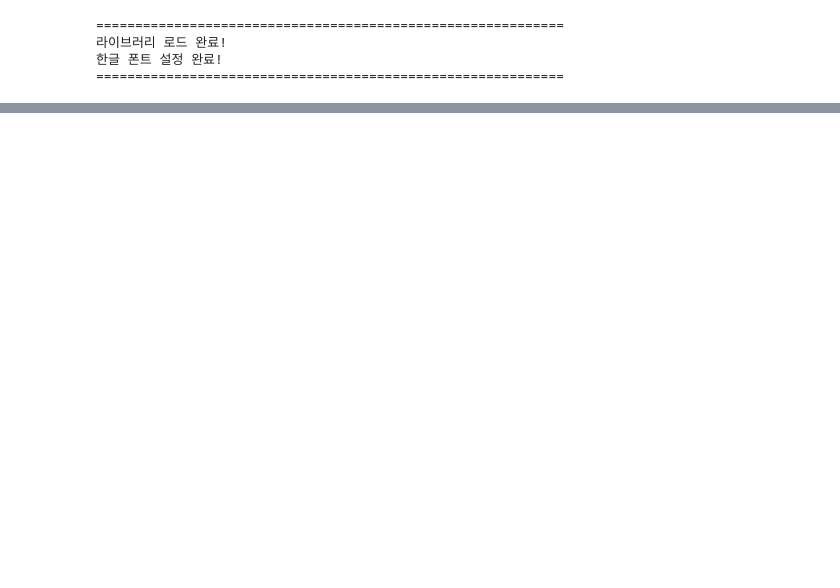
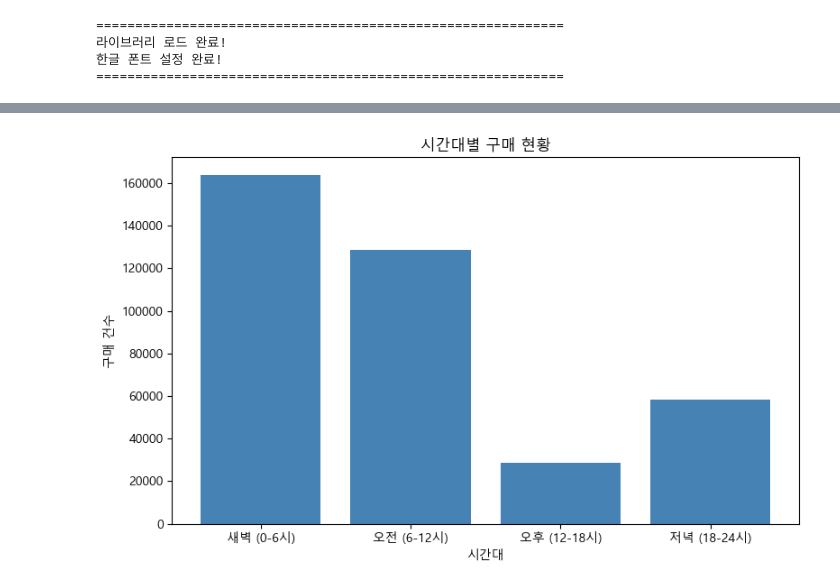
Before and after one commit to sol030/final_project, a Jupyter notebook: CYH/11월_eventtime.ipynb, the cells around one changed output, grey strips where cells are left out. Saved outputs shown, nothing was run; the diff lists cells and outputs as text; code cells hidden in the pictures; blank space fills up the shorter version.

```diff
--- a/CYH/11월_eventtime.ipynb
+++ b/CYH/11월_eventtime.ipynb
@@ -101,0 +218,21 @@ print(hourly)
+# %%
+
+# 구매 이벤트 필터링 & 시간대 구간 추출
+purchases = df[df['event_type'] == 'purchase'].copy()
+purchases['hour'] = purchases['event_time'].dt.hour
+purchases['time_segment'] = purchases['hour'].apply(time_segment)
+
+# 순서 지정
+segment_order = ['새벽 (0-6시)', '오전 (6-12시)', '오후 (12-18시)', '저녁 (18-24시)']
+segment_counts = purchases['time_segment'].value_counts().reindex(segment_order)
+
+# 시각화
+plt.figure(figsize=(8, 5))
+plt.bar(segment_counts.index, segment_counts.values, color='steelblue')
+plt.xlabel('시간대')
+plt.ylabel('구매 건수')
+plt.title('시간대별 구매 현황')
+plt.tight_layout()
+plt.show()
+# %% [output]
+[figure, added]
```
Also changed, not shown: parts of 37 cells of this notebook, 1 other file.
